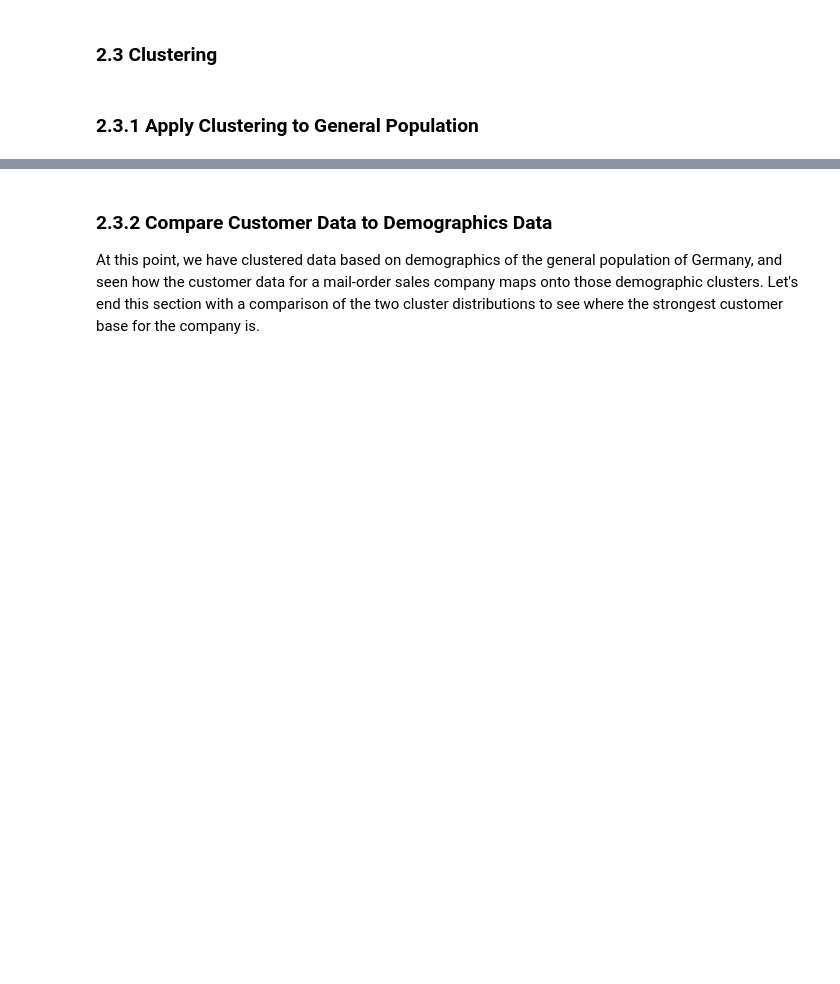
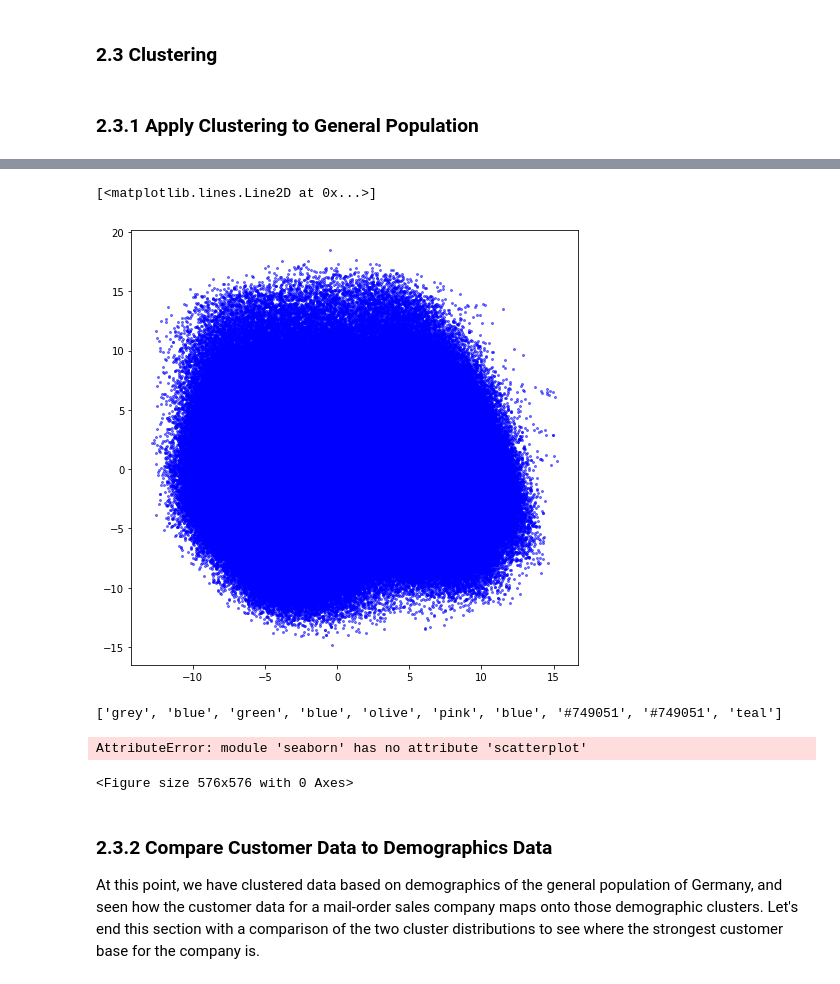
Before and after one commit to michanN/capstone-arvato, a Jupyter notebook: Arvato Project Workbook.ipynb, the cells around one changed output, grey strips where cells are left out. Cells and saved outputs as stored; diff of their text form; code cells hidden in the pictures; blank space fills up the shorter version.

```diff
--- a/Arvato Project Workbook.ipynb
+++ b/Arvato Project Workbook.ipynb
@@ -797,0 +812,7 @@ customers_preds = clusters_predict(customers_cleaned)
+# %%
+azdias_scaled = scaler.transform(azdias_cleaned)
+azdias_pca = pca.transform(azdias_scaled)
+# %%
+ps = pd.DataFrame(azdias_pca)
+# %%
+tocluster = pd.DataFrame(ps[[0,1]])
@@ -798,3 +838,26 @@ customers_preds = clusters_predict(customers_cleaned)
+# %%
+fig = plt.figure(figsize=(8,8))
+plt.plot(tocluster[0], tocluster[1], 'o', markersize=2, color='blue', alpha=0.5, label='class1')
+# %% [output]
+[<matplotlib.lines.Line2D at 0x...>]
+[figure, added]
+# %%
+fig = plt.figure(figsize=(8,8))
+colors = ['orange','blue','purple','green', 'brown', 'olive', 'teal', 'lavender', '#749051', 'black', 'grey', 'pink', 'cyan']
+colored = [colors[k] for k in c_preds]
+print (colored[0:10])
+sns.scatterplot(tocluster[0],tocluster[1],  color = colored)
+for ci,c in enumerate(centers):
+    plt.plot(c[0], c[1], 'o', markersize=8, color='red', alpha=0.9, label=''+str(ci))
+
+plt.xlabel('x_values')
+plt.ylabel('y_values')
+plt.legend()
+plt.show()
+# %% [output]
+['grey', 'blue', 'green', 'blue', 'olive', 'pink', 'blue', '#749051', '#749051', 'teal']
+AttributeError: module 'seaborn' has no attribute 'scatterplot'
+<Figure size 576x576 with 0 Axes>
 # %% [markdown]
 ### 2.3.2 Compare Customer Data to Demographics Data
 
```
Also changed, not shown: parts of 26 cells of this notebook, 1 other file.
